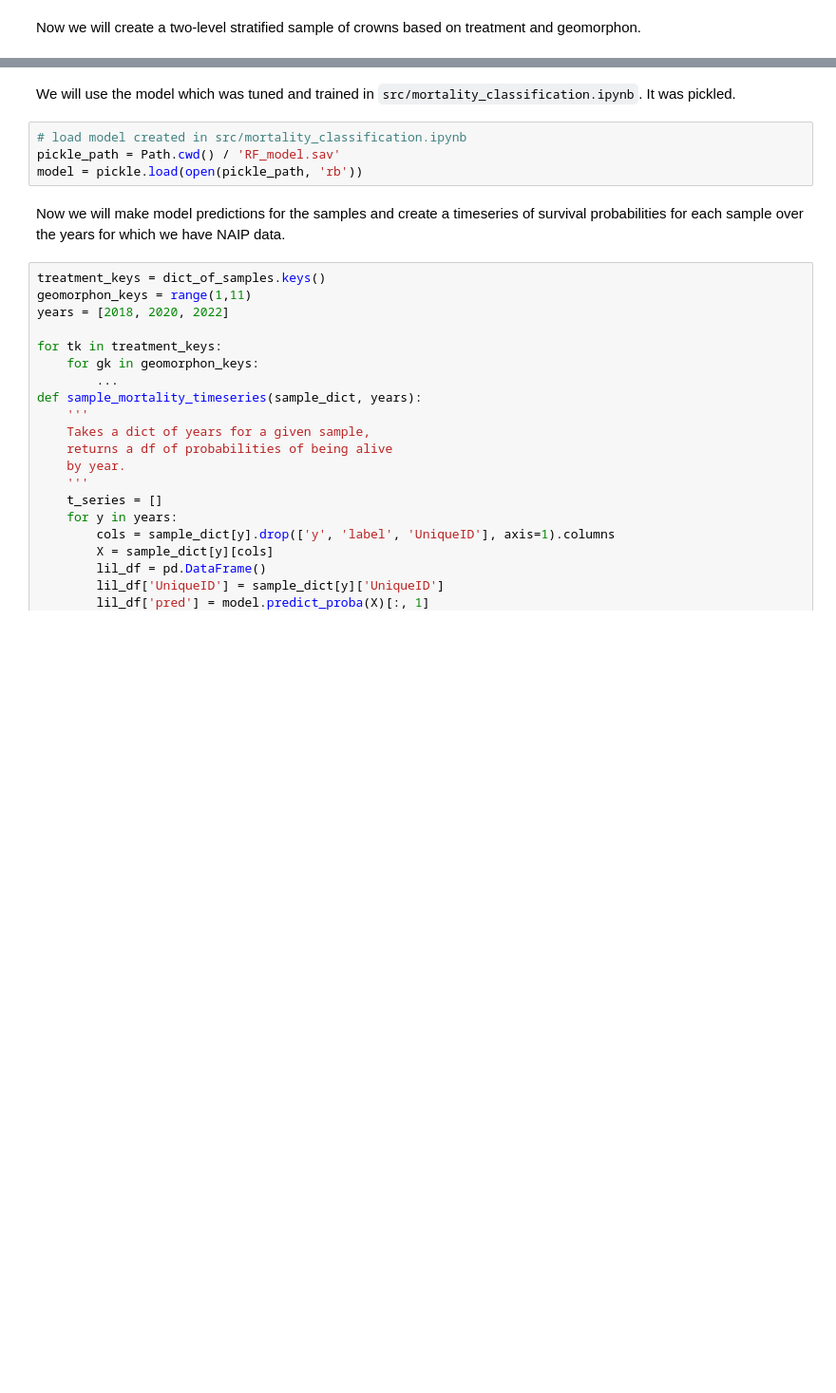
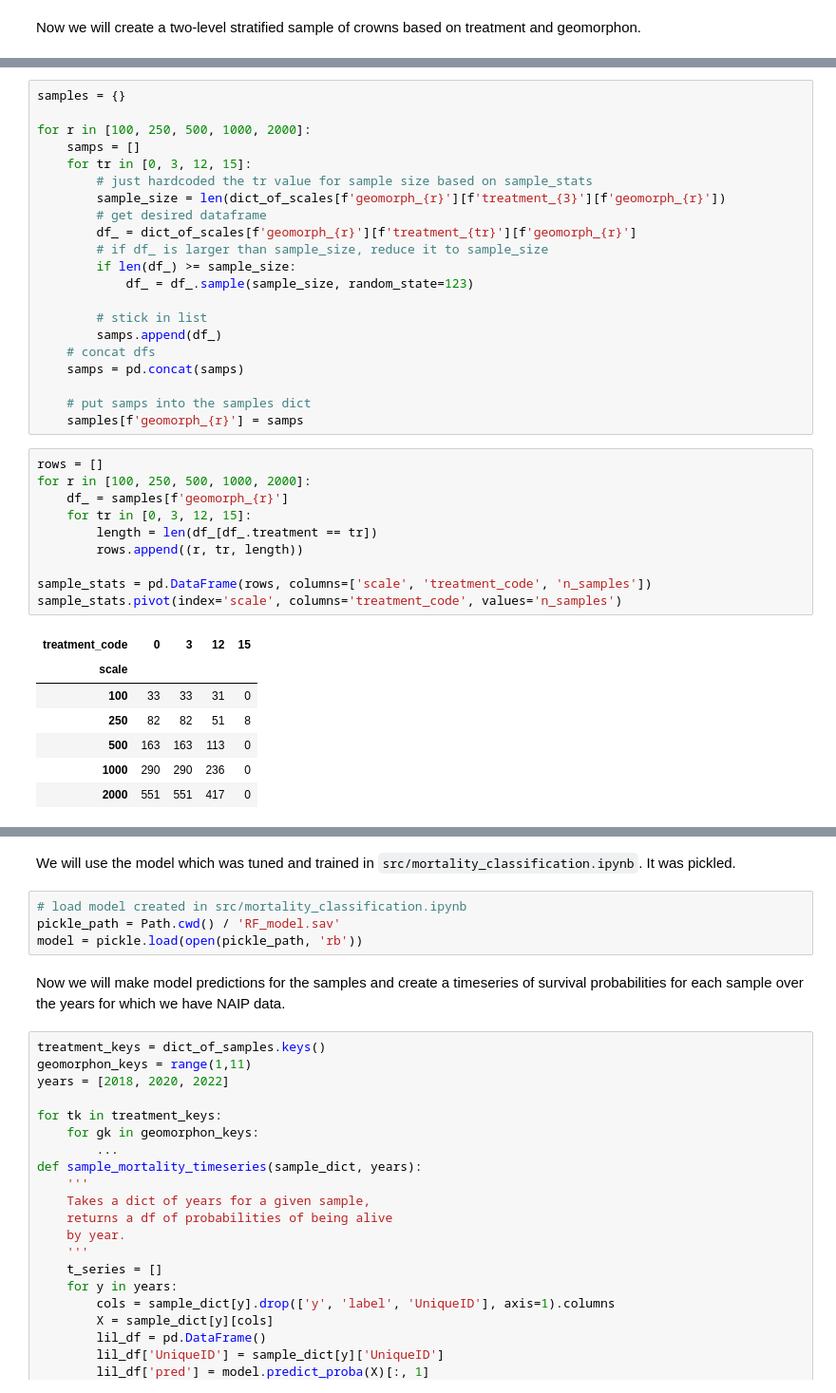
Before and after one commit to kulpojke/tree-mortality, a Jupyter notebook: src/helena_mortality.ipynb, the cells around one changed output, grey strips where cells are left out. Shown: that part at 95% size. Cells and saved outputs as stored; diff of their text form; blank space fills up the shorter version.

```diff
--- a/src/helena_mortality.ipynb
+++ b/src/helena_mortality.ipynb
@@ -366,0 +332,39 @@ Next we need to engineer the features for our model, as done in `src/mortality_c
+# %%
+samples = {}
+
+for r in [100, 250, 500, 1000, 2000]:
+    samps = []
+    for tr in [0, 3, 12, 15]:
+        # just hardcoded the tr value for sample size based on sample_stats
+        sample_size = len(dict_of_scales[f'geomorph_{r}'][f'treatment_{3}'][f'geomorph_{r}'])
+        # get desired dataframe
+        df_ = dict_of_scales[f'geomorph_{r}'][f'treatment_{tr}'][f'geomorph_{r}']
+        # if df_ is larger than sample_size, reduce it to sample_size
+        if len(df_) >= sample_size:
+            df_ = df_.sample(sample_size, random_state=123)
+
+        # stick in list
+        samps.append(df_)
+    # concat dfs
+    samps = pd.concat(samps)
+
+    # put samps into the samples dict
+    samples[f'geomorph_{r}'] = samps
+# %%
+rows = []
+for r in [100, 250, 500, 1000, 2000]:
+    df_ = samples[f'geomorph_{r}']
+    for tr in [0, 3, 12, 15]:
+        length = len(df_[df_.treatment == tr])
+        rows.append((r, tr, length))
+
+sample_stats = pd.DataFrame(rows, columns=['scale', 'treatment_code', 'n_samples'])
+sample_stats.pivot(index='scale', columns='treatment_code', values='n_samples')
+# %% [output]
+| treatment_code | 0 | 3 | 12 | 15 |
+| scale |  |  |  |  |
+| 100 | 33 | 33 | 31 | 0 |
+| 250 | 82 | 82 | 51 | 8 |
+| 500 | 163 | 163 | 113 | 0 |
+| 1000 | 290 | 290 | 236 | 0 |
+| 2000 | 551 | 551 | 417 | 0 |
```
Also changed, not shown: parts of 16 cells of this notebook.
